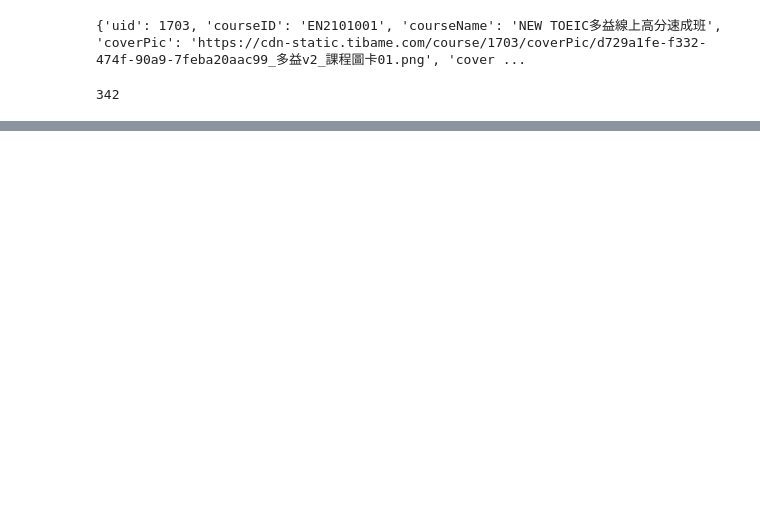
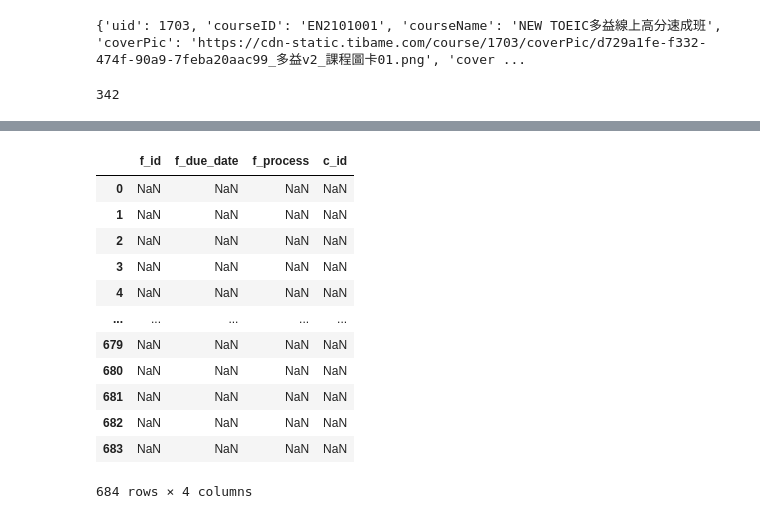
Before and after one commit to Isabelle1007/IM3008-DBProject, a Jupyter notebook: database/web-crawler/tibame.ipynb, the cells around one changed output, grey strips where cells are left out. Cells and saved outputs as stored; diff of their text form; code cells hidden in the pictures; blank space fills up the shorter version.

```diff
--- a/database/web-crawler/tibame.ipynb
+++ b/database/web-crawler/tibame.ipynb
@@ -135,0 +231,16 @@ discounts
+# %%
+funding
+# %% [output]
+|  | f_id | f_due_date | f_process | c_id |
+| 0 | NaN | NaN | NaN | NaN |
+| 1 | NaN | NaN | NaN | NaN |
+| 2 | NaN | NaN | NaN | NaN |
+| 3 | NaN | NaN | NaN | NaN |
+| 4 | NaN | NaN | NaN | NaN |
+| ... | ... | ... | ... | ... |
+| 679 | NaN | NaN | NaN | NaN |
+| 680 | NaN | NaN | NaN | NaN |
+| 681 | NaN | NaN | NaN | NaN |
+| 682 | NaN | NaN | NaN | NaN |
+| 683 | NaN | NaN | NaN | NaN |
+684 rows × 4 columns
```
Also changed, not shown: parts of 14 cells of this notebook.
